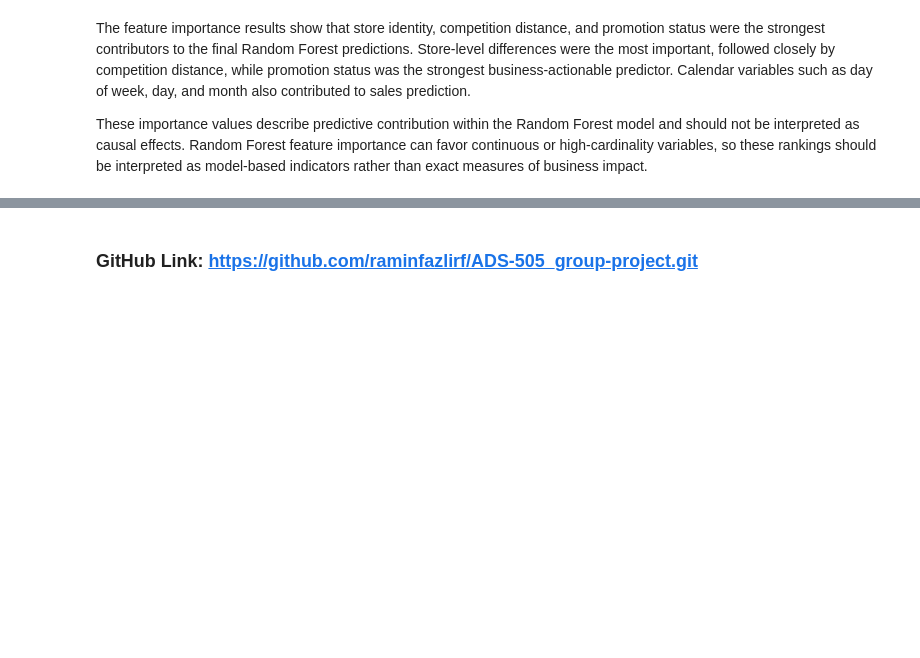
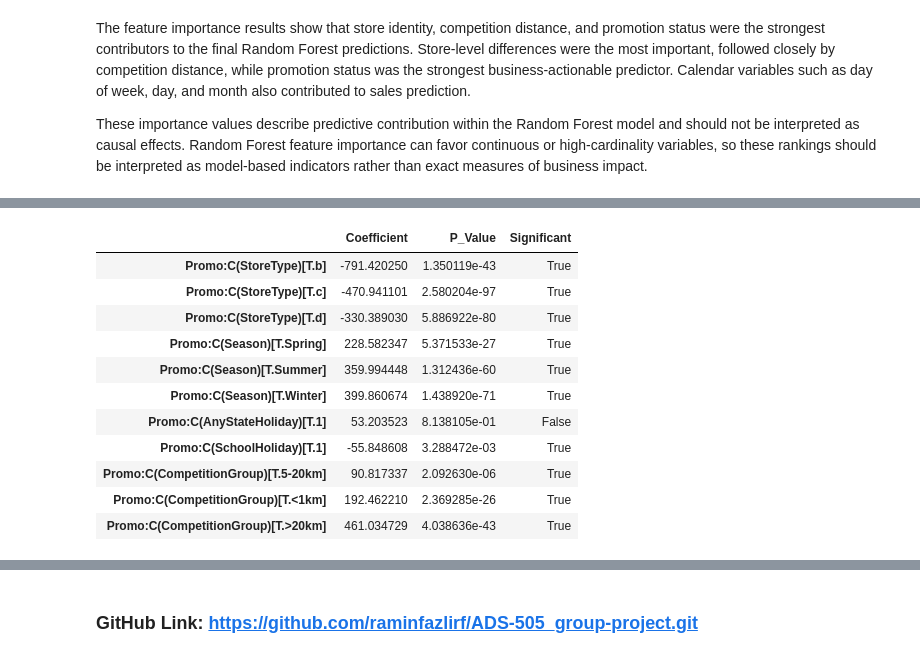
Before and after one commit to raminfazlirf/ADS-505_group-project, a Jupyter notebook: notebooks/03_modeling.ipynb, the cells around one changed output, grey strips where cells are left out. Saved outputs shown, nothing was run; the diff lists cells and outputs as text; code cells hidden in the pictures; blank space fills up the shorter version.

```diff
--- a/notebooks/03_modeling.ipynb
+++ b/notebooks/03_modeling.ipynb
@@ -1246,0 +1295,21 @@ These importance values describe predictive contribution within the Random Fores
+# %%
+# Fit interaction regression to examine how the Promo-Sales relationship
+# changes across store type, season, holidays, and competition conditions
+interaction_model = smf.ols(
+    formula="""
+        Sales ~ Promo
+        + C(StoreType)
+        + C(Season)
+        + C(AnyStateHoliday)
+        + C(SchoolHoliday)
+        + C(CompetitionGroup)
+        + Promo:C(StoreType)
+        + Promo:C(Season)
+        + Promo:C(AnyStateHoliday)
+        + Promo:C(SchoolHoliday)
+        + Promo:C(CompetitionGroup)
+    """,
+    data=interaction_train
+).fit()
+
+print(interaction_model.summary())
@@ -1246,0 +1334,29 @@ These importance values describe predictive contribution within the Random Fores
+# %%
+# Extract only the promotion interaction terms
+interaction_results = pd.DataFrame({
+    "Coefficient": interaction_model.params,
+    "P_Value": interaction_model.pvalues
+})
+
+promo_interactions = interaction_results[
+    interaction_results.index.str.contains("Promo:")
+].copy()
+
+promo_interactions["Significant"] = (
+    promo_interactions["P_Value"] < 0.05
+)
+
+promo_interactions
+# %% [output]
+|  | Coefficient | P_Value | Significant |
+| Promo:C(StoreType)[T.b] | -791.420250 | 1.350119e-43 | True |
+| Promo:C(StoreType)[T.c] | -470.941101 | 2.580204e-97 | True |
+| Promo:C(StoreType)[T.d] | -330.389030 | 5.886922e-80 | True |
+| Promo:C(Season)[T.Spring] | 228.582347 | 5.371533e-27 | True |
+| Promo:C(Season)[T.Summer] | 359.994448 | 1.312436e-60 | True |
+| Promo:C(Season)[T.Winter] | 399.860674 | 1.438920e-71 | True |
+| Promo:C(AnyStateHoliday)[T.1] | 53.203523 | 8.138105e-01 | False |
+| Promo:C(SchoolHoliday)[T.1] | -55.848608 | 3.288472e-03 | True |
+| Promo:C(CompetitionGroup)[T.5-20km] | 90.817337 | 2.092630e-06 | True |
+| Promo:C(CompetitionGroup)[T.<1km] | 192.462210 | 2.369285e-26 | True |
+| Promo:C(CompetitionGroup)[T.>20km] | 461.034729 | 4.038636e-43 | True |
```
Also changed, not shown: parts of 15 cells of this notebook.
